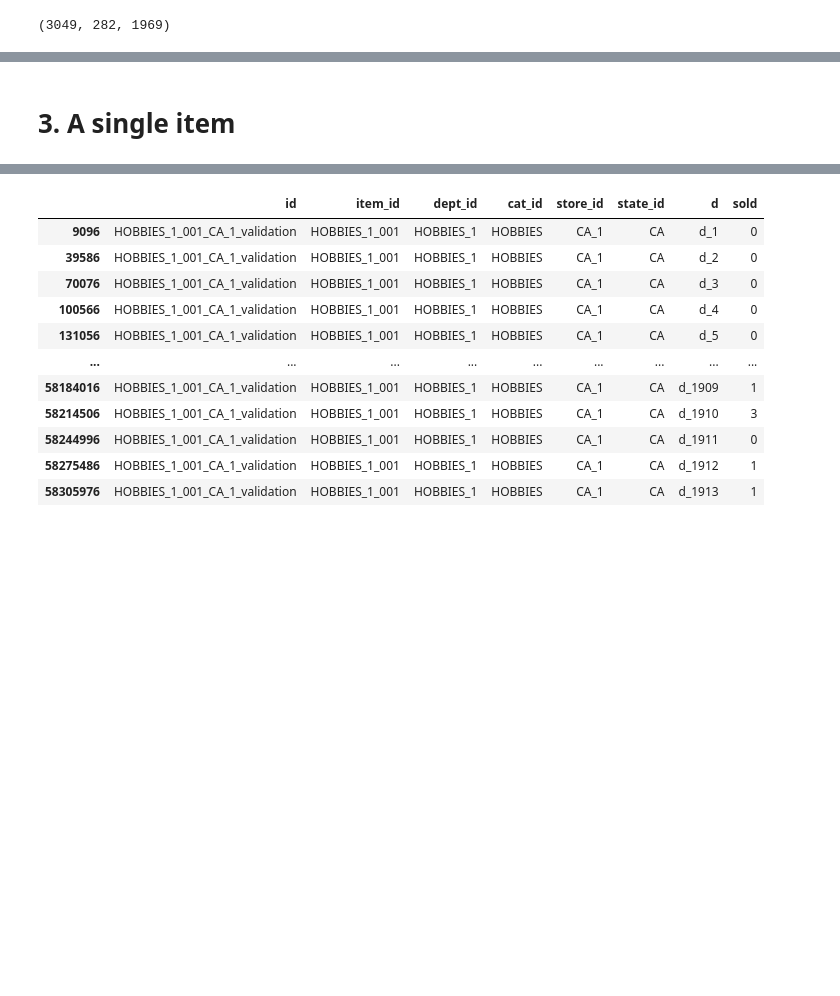
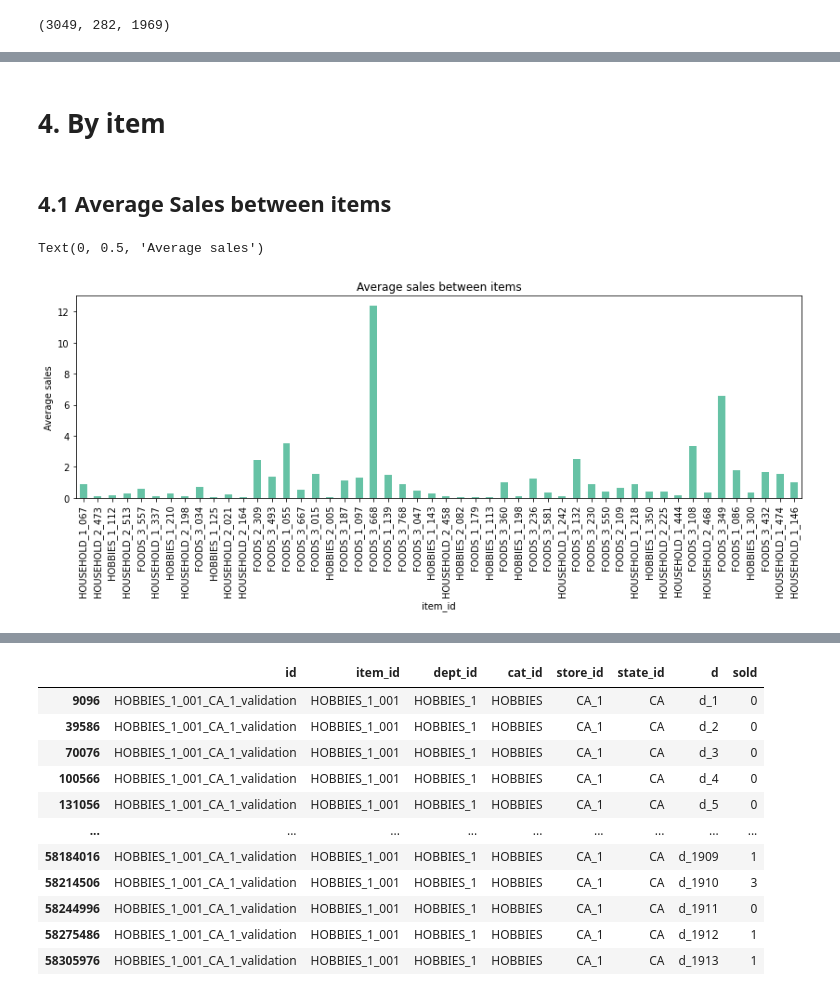
Before and after one commit to kanitjompuk40/GroupWork, a Jupyter notebook: AML/EDA-Panpan.ipynb, the cells around one changed output, grey strips where cells are left out. Cells and saved outputs as stored; diff of their text form; code cells hidden in the pictures; blank space fills up the shorter version.

```diff
--- a/AML/EDA-Panpan.ipynb
+++ b/AML/EDA-Panpan.ipynb
@@ -257,0 +279,8 @@ df_sales.head()
+# %%
+def typeCastSales(data):
+    data.iloc[:, 6:] = data.iloc[:, 6:].astype("int16")
+    return data
+
+df_sales = typeCastSales(df_sales)
+
+df_sales.info()
@@ -471,5 +596,17 @@ def getDailySaleByStore(store_id=None):
 # def rollingMeanSales(item_daily_sale, windowSize=7):
 #     item_daily_sale['rolling_mean_'+str(windowSize)]= item_daily_sale.groupby(['id'])['sold'].transform(lambda x: x.rolling(windowSize).mean())
 #     return item_daily_sale
-# %% [markdown]
-# 3. A single item
+# %% [markdown]
+# 4. By item
+# %% [markdown]
+## 4.1 Average Sales between items
+# %%
+daily_sale_by_rand_store, _ = getDailySaleByStore()
+
+f, ax = plt.subplots(figsize=(14, 4))
+daily_sale_by_rand_store.groupby('item_id')['sold'].mean().sample(50).plot(kind='bar')
+ax.set_title('Average sales between items')
+ax.set_ylabel('Average sales')
+# %% [output]
+Text(0, 0.5, 'Average sales')
+[figure, added]
```
Also changed, not shown: parts of 123 cells of this notebook, 1 other file.
